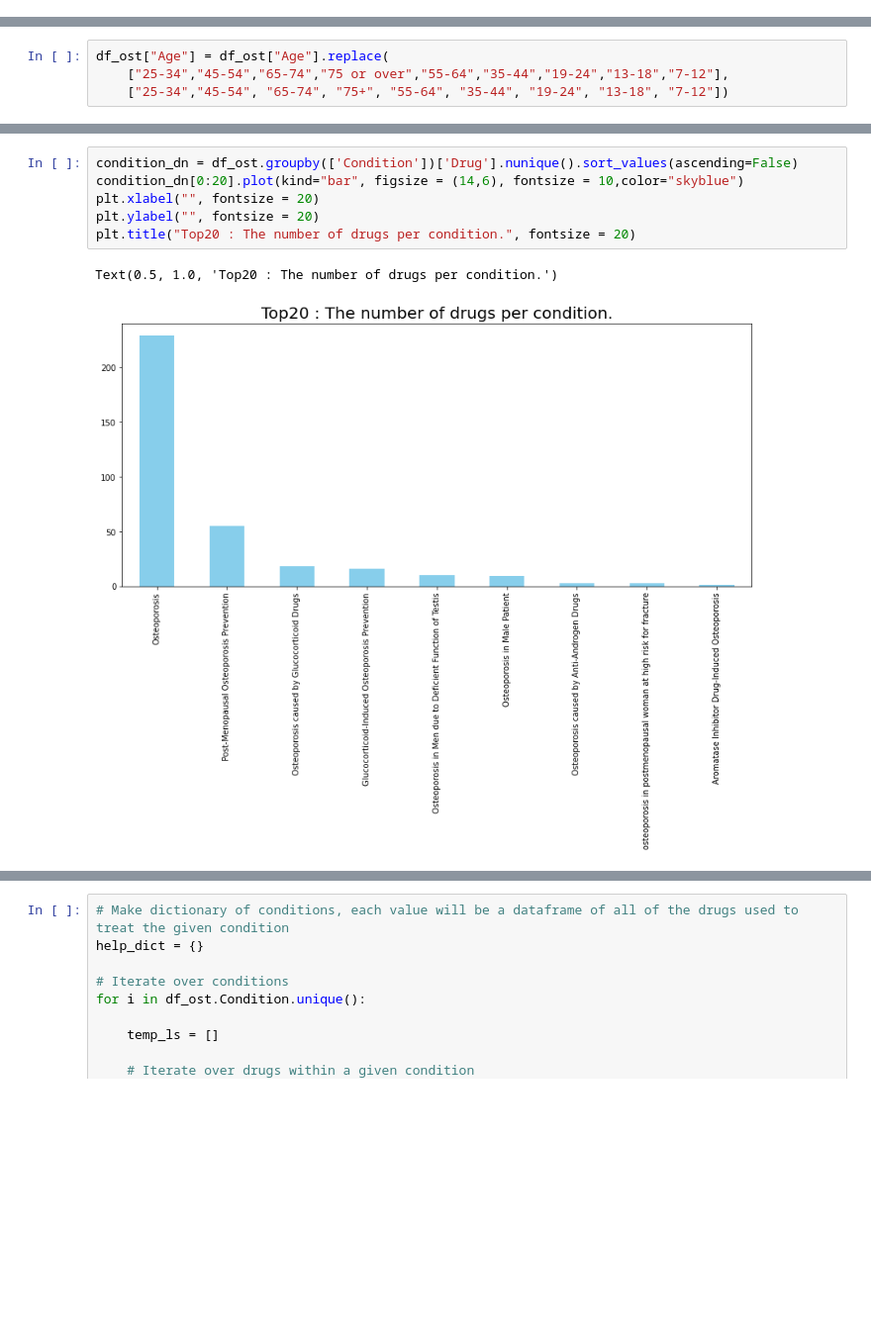
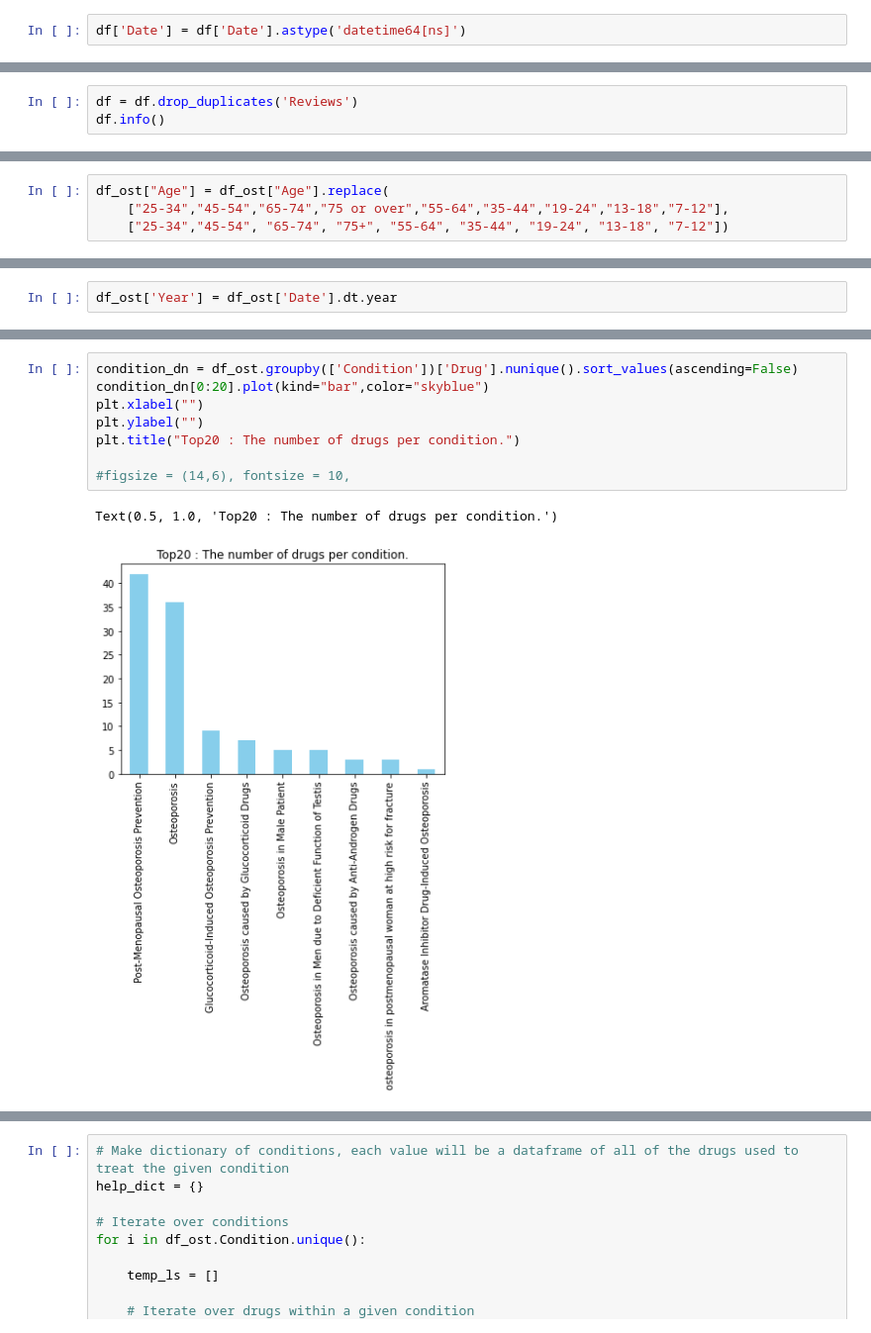
Before and after one commit to woonsupkim/DrugReview, a Jupyter notebook: EDA.ipynb, the cells around one changed output, grey strips where cells are left out. Shown at 99% size. Saved outputs shown, nothing was run; the diff lists cells and outputs as text; blank space fills up the shorter version.

```diff
--- a/EDA.ipynb
+++ b/EDA.ipynb
@@ -26,6 +27,8 @@ Data columns (total 12 columns):
  11  UsefulCount    2278 non-null   int64
 dtypes: int64(5), object(7)
 memory usage: 213.7+ KB
+# %%
+df['Date'] = df['Date'].astype('datetime64[ns]')
 # %%
 min(df['Date'])
 # %% [output]
@@ -63,0 +40,3 @@ print(df['Age'].unique().size)
+# %%
+df = df.drop_duplicates('Reviews')
+df.info()
@@ -131,3 +131,5 @@ number of females:  1643
+# %%
+df_ost['Year'] = df_ost['Date'].dt.year
 # %%
 plt.title('Distribution of Satisfaction')
 sns.histplot(x="Satisfaction", color = 'skyblue', data = df_ost)
@@ -191,12 +193,14 @@ plt.subplots_adjust(left=0.1,
 # %%
 condition_dn = df_ost.groupby(['Condition'])['Drug'].nunique().sort_values(ascending=False)
-condition_dn[0:20].plot(kind="bar", figsize = (14,6), fontsize = 10,color="skyblue")
-plt.xlabel("", fontsize = 20)
-plt.ylabel("", fontsize = 20)
-plt.title("Top20 : The number of drugs per condition.", fontsize = 20)
+condition_dn[0:20].plot(kind="bar",color="skyblue")
+plt.xlabel("")
+plt.ylabel("")
+plt.title("Top20 : The number of drugs per condition.")
+
+#figsize = (14,6), fontsize = 10,
 # %% [output]
 Text(0.5, 1.0, 'Top20 : The number of drugs per condition.')
-[figure, old version]
+[figure, new version]
 # %%
 # This barplot shows the Top 20 drugs with the 1/10 rating
 
```
Also changed, not shown: parts of 23 cells of this notebook.
